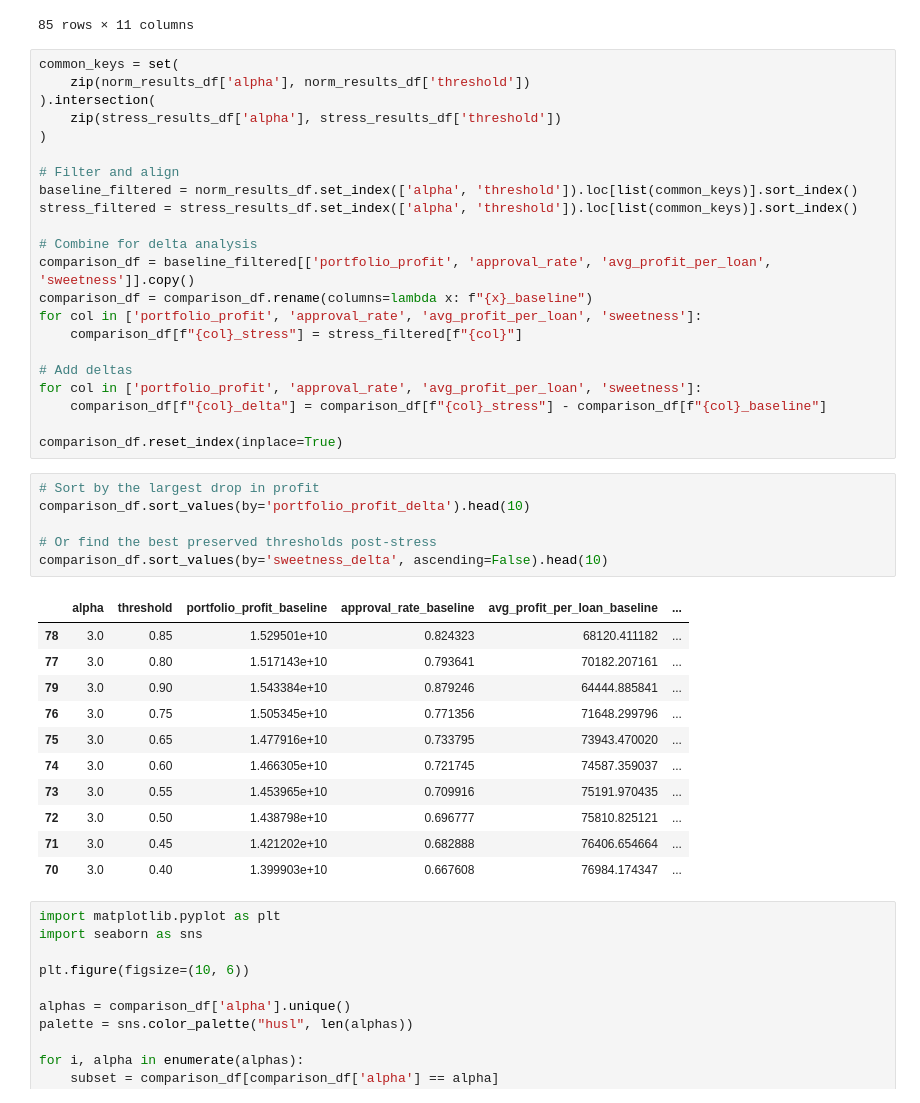
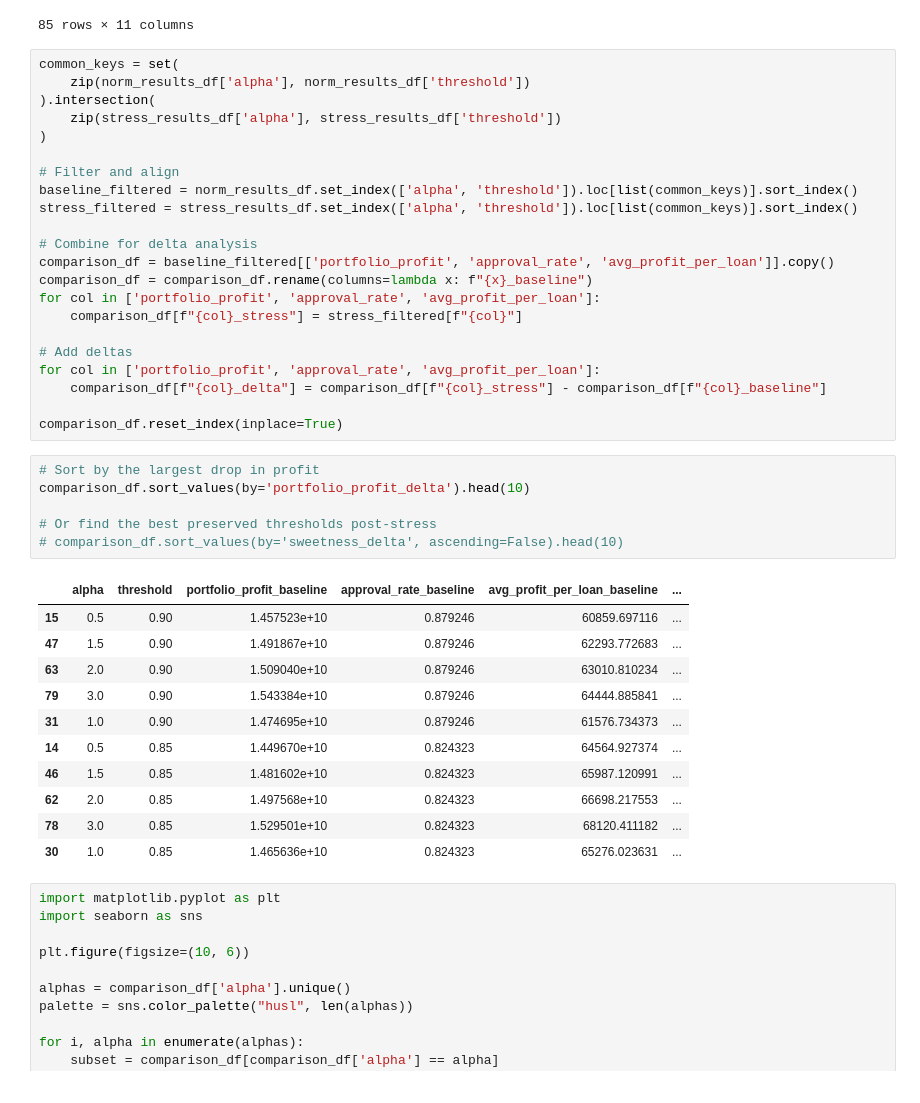
Before and after one commit to siddhantgopi/credit-risk-optimization, a Jupyter notebook: notebooks/06_Stress_Testing.ipynb, the cells around one changed output. Cells and saved outputs as stored; diff of their text form.

```diff
--- a/notebooks/06_Stress_Testing.ipynb
+++ b/notebooks/06_Stress_Testing.ipynb
@@ -301,34 +298,34 @@ baseline_filtered = norm_results_df.set_index(['alpha', 'threshold']).loc[list(c
 stress_filtered = stress_results_df.set_index(['alpha', 'threshold']).loc[list(common_keys)].sort_index()
 
 # Combine for delta analysis
-comparison_df = baseline_filtered[['portfolio_profit', 'approval_rate', 'avg_profit_per_loan', 'sweetness']].copy()
+comparison_df = baseline_filtered[['portfolio_profit', 'approval_rate', 'avg_profit_per_loan']].copy()
 comparison_df = comparison_df.rename(columns=lambda x: f"{x}_baseline")
-for col in ['portfolio_profit', 'approval_rate', 'avg_profit_per_loan', 'sweetness']:
+for col in ['portfolio_profit', 'approval_rate', 'avg_profit_per_loan']:
     comparison_df[f"{col}_stress"] = stress_filtered[f"{col}"]
 
 # Add deltas
-for col in ['portfolio_profit', 'approval_rate', 'avg_profit_per_loan', 'sweetness']:
+for col in ['portfolio_profit', 'approval_rate', 'avg_profit_per_loan']:
     comparison_df[f"{col}_delta"] = comparison_df[f"{col}_stress"] - comparison_df[f"{col}_baseline"]
 
 comparison_df.reset_index(inplace=True)
 # %%
 # Sort by the largest drop in profit
 comparison_df.sort_values(by='portfolio_profit_delta').head(10)
 
 # Or find the best preserved thresholds post-stress
-comparison_df.sort_values(by='sweetness_delta', ascending=False).head(10)
+# comparison_df.sort_values(by='sweetness_delta', ascending=False).head(10)
 # %% [output]
 |  | alpha | threshold | portfolio_profit_baseline | approval_rate_baseline | avg_profit_per_loan_baseline | ... |
+| 15 | 0.5 | 0.90 | 1.457523e+10 | 0.879246 | 60859.697116 | ... |
+| 47 | 1.5 | 0.90 | 1.491867e+10 | 0.879246 | 62293.772683 | ... |
+| 63 | 2.0 | 0.90 | 1.509040e+10 | 0.879246 | 63010.810234 | ... |
+| 79 | 3.0 | 0.90 | 1.543384e+10 | 0.879246 | 64444.885841 | ... |
+| 31 | 1.0 | 0.90 | 1.474695e+10 | 0.879246 | 61576.734373 | ... |
+| 14 | 0.5 | 0.85 | 1.449670e+10 | 0.824323 | 64564.927374 | ... |
+| 46 | 1.5 | 0.85 | 1.481602e+10 | 0.824323 | 65987.120991 | ... |
+| 62 | 2.0 | 0.85 | 1.497568e+10 | 0.824323 | 66698.217553 | ... |
 | 78 | 3.0 | 0.85 | 1.529501e+10 | 0.824323 | 68120.411182 | ... |
-| 77 | 3.0 | 0.80 | 1.517143e+10 | 0.793641 | 70182.207161 | ... |
-| 79 | 3.0 | 0.90 | 1.543384e+10 | 0.879246 | 64444.885841 | ... |
-| 76 | 3.0 | 0.75 | 1.505345e+10 | 0.771356 | 71648.299796 | ... |
-| 75 | 3.0 | 0.65 | 1.477916e+10 | 0.733795 | 73943.470020 | ... |
-| 74 | 3.0 | 0.60 | 1.466305e+10 | 0.721745 | 74587.359037 | ... |
-| 73 | 3.0 | 0.55 | 1.453965e+10 | 0.709916 | 75191.970435 | ... |
-| 72 | 3.0 | 0.50 | 1.438798e+10 | 0.696777 | 75810.825121 | ... |
-| 71 | 3.0 | 0.45 | 1.421202e+10 | 0.682888 | 76406.654664 | ... |
-| 70 | 3.0 | 0.40 | 1.399903e+10 | 0.667608 | 76984.174347 | ... |
+| 30 | 1.0 | 0.85 | 1.465636e+10 | 0.824323 | 65276.023631 | ... |
 # %%
 import matplotlib.pyplot as plt
 import seaborn as sns
```
Also changed, not shown: parts of 5 cells of this notebook.
